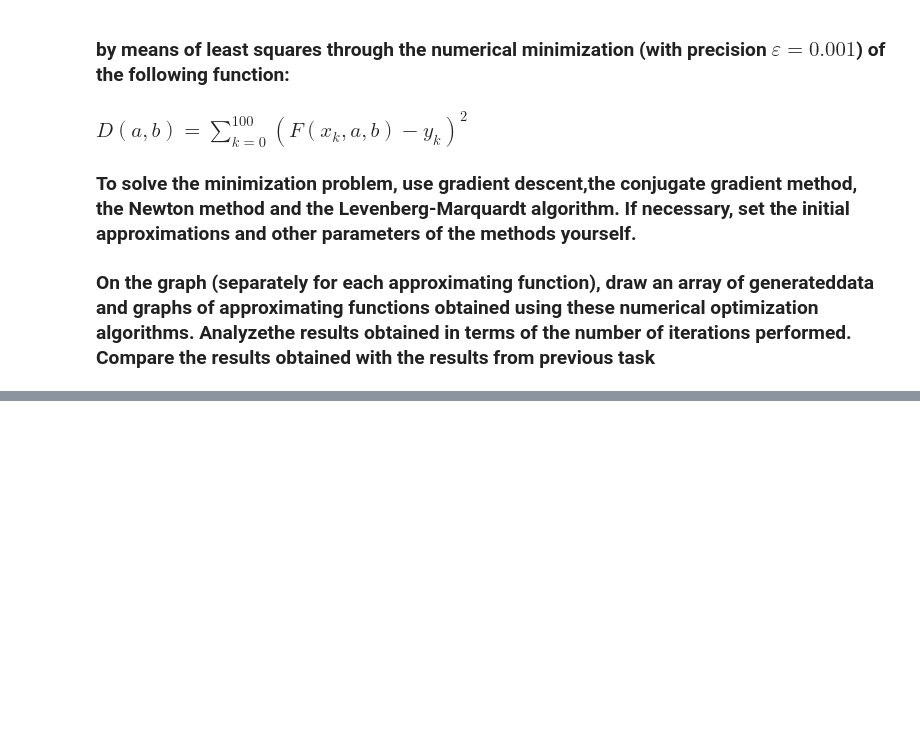
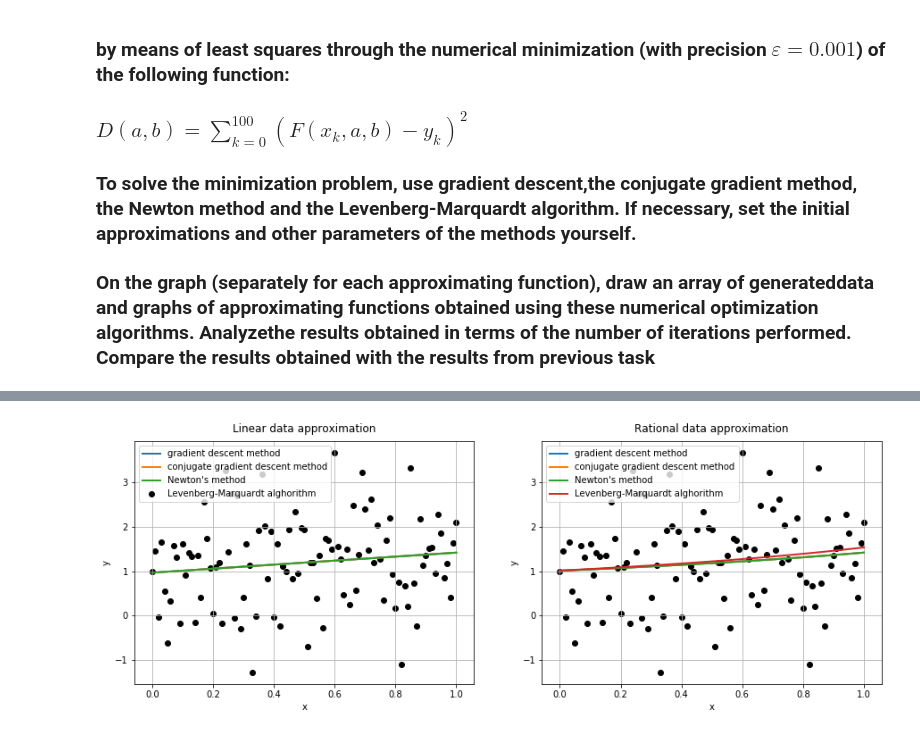
Before and after one commit to belpablo/Algorithms-21, a Jupyter notebook: Lab_3_redo.ipynb, the cells around one changed output, grey strips where cells are left out. Cells and saved outputs as stored; diff of their text form; code cells hidden in the pictures; blank space fills up the shorter version.

```diff
--- a/Lab_3_redo.ipynb
+++ b/Lab_3_redo.ipynb
@@ -278,0 +326,42 @@ print(tmp_1, tmp_2)
+# %%
+# Vizualization - as it should be
+
+start_alg = 3
+stop_alg = 6
+
+fig, ax = plt.subplots(figsize = (15, 5))
+plt.subplots_adjust(wspace = 0.2, hspace = 0.5)
+
+plt.subplot(1, 2, 1)
+plt.scatter(x_arr, y_arr, c = 'k')
+
+for i in range(start_alg, stop_alg):
+
+    a_lin, b_lin = round(df_lin[df_lin.columns[i]]['a'], 3), round(df_lin[df_lin.columns[i]]['b'], 3)
+    plt.plot(x_arr, a_lin * x_arr + b_lin, linewidth = 2)
+
+plt.title('Linear data approximation', pad = 10)
+plt.legend(list(algos_dict.keys()), loc = 'upper left')
+plt.xlabel('x')
+plt.ylabel('y')
+plt.grid()
+
+
+plt.subplot(1, 2, 2)
+plt.scatter(x_arr, y_arr, c = 'k')
+
+for i in range(start_alg, stop_alg + 1):
+
+    a_rat, b_rat = round(df_rat[df_rat.columns[i]]['a'], 3), round(df_rat[df_rat.columns[i]]['b'], 3)
+    plt.plot(x_arr, a_rat / (1 + x_arr * b_rat), linewidth = 2)
+
+plt.title('Rational data approximation', pad = 10)
+plt.legend(list(algos_dict.keys()), loc = 'upper left')
+plt.xlabel('x')
+plt.ylabel('y')
+plt.grid()
+
+plt.show()
+fig.savefig('approx_result.png')
+# %% [output]
+[figure, added]
```
Also changed, not shown: parts of 7 cells of this notebook.
